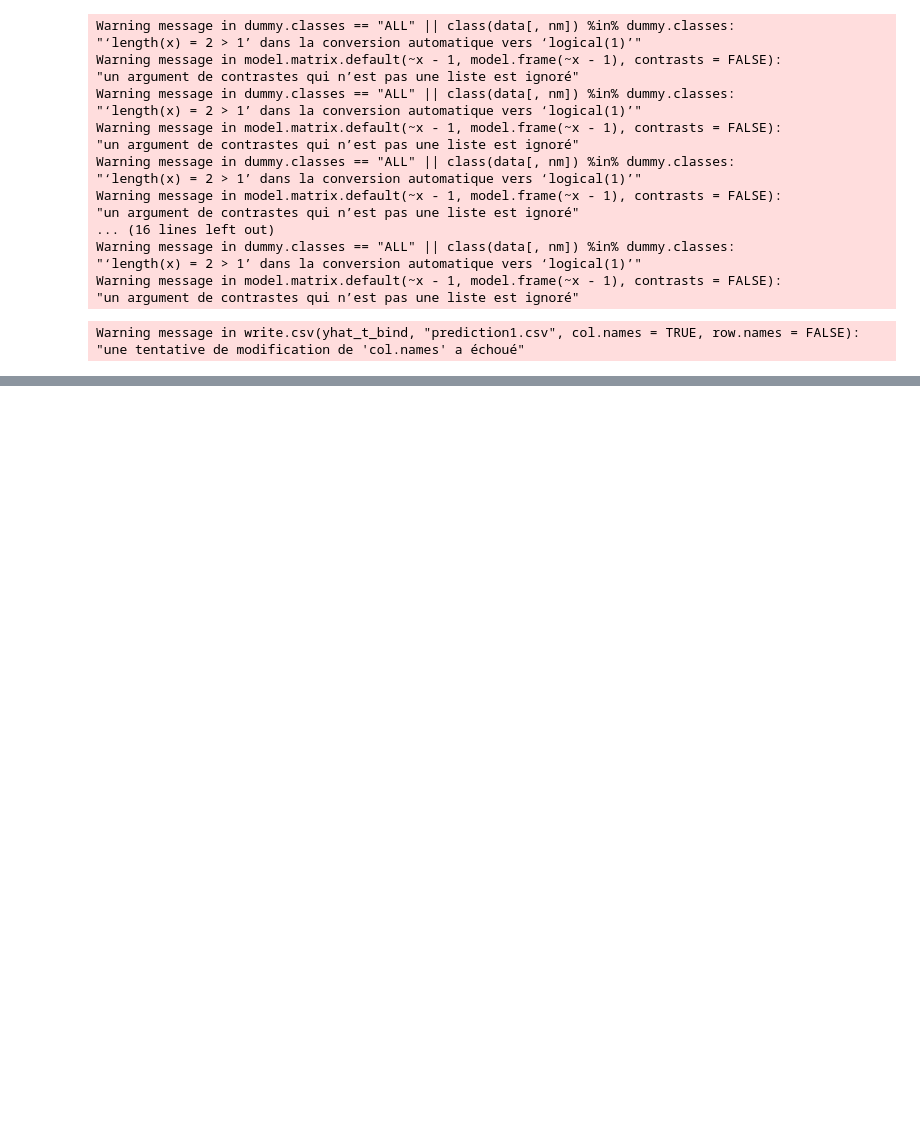
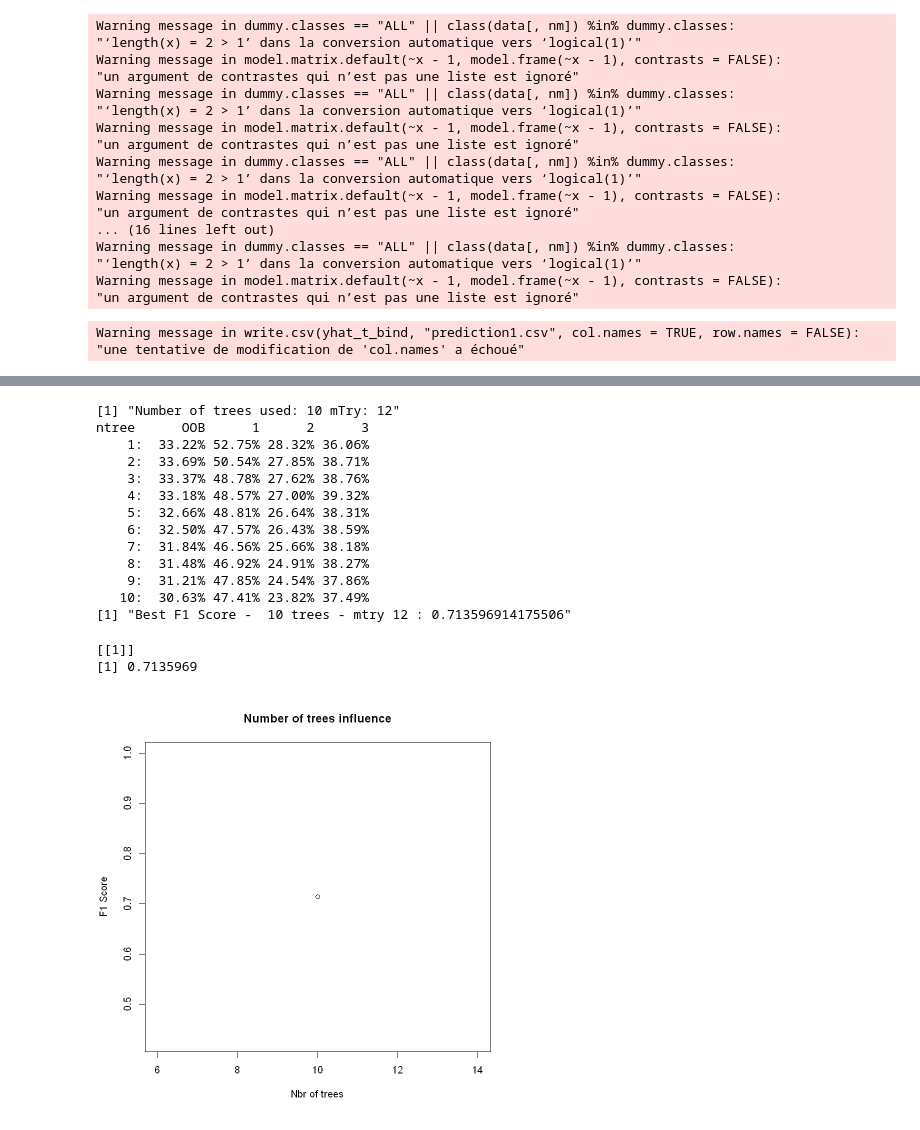
Before and after one commit to bikostet/richter-s-predictor-group-42, a Jupyter notebook: brouillon_bilal.ipynb, the cells around one changed output, grey strips where cells are left out. Saved outputs shown, nothing was run; the diff lists cells and outputs as text; code cells hidden in the pictures; blank space fills up the shorter version.

Commit message:
FINAL DATA (categorical)

```diff
--- a/brouillon_bilal.ipynb
+++ b/brouillon_bilal.ipynb
@@ -906,3 +906,5 @@ write.csv(yhat_t_bind,'prediction_temp.csv',col.names=TRUE,row.names=FALSE)
 # %% [output]
 Warning message in write.csv(yhat_t_bind, "prediction1.csv", col.names = TRUE, row.names = FALSE):
 "une tentative de modification de 'col.names' a échoué"
+# %%
+datam<-read.csv("data_target_encoding.csv",stringsAsFactors = T)
@@ -908,0 +923,4 @@ Warning message in write.csv(yhat_t_bind, "prediction1.csv", col.names = TRUE, r
+# %%
+feoid_variable <- match(c('geo_level_2_id','geo_level_3_id'), colnames(datam))
+datam[,'geo_level_1_id'] <- as.factor(datam[,'geo_level_1_id'])
+datam <- datam[,-feoid_variable]
@@ -908,0 +939,47 @@ Warning message in write.csv(yhat_t_bind, "prediction1.csv", col.names = TRUE, r
+# %%
+n_trees <- c(10)
+accuracy_vec <- list()
+nrows<-nrow(datam)*0.1
+datam_idx <- sample(1:nrows)
+split <- floor(nrows*0.8)
+target_variable <- ncol(datam)-1 #I will remove id_variable too so I need to remove 1 col
+id_variable <- match('building_id', colnames(datam))
+for (i in n_trees){
+    for (j in c(12)){
+        #3.1 Take the first half of the dataset as a training data set
+        print(paste("Number of trees used:",i,'mTry:',j))
+        train_data <- datam[datam_idx[1:split],-c(id_variable)]
+
+        #3.2 Take the second half of the dataset as a hold out or test data set
+        test_data <- datam[datam_idx[(split+1):nrows],-c(id_variable)]
+
+        model <- randomForest(x=train_data[,-c(target_variable)],
+                              y=as.factor(train_data[,c(target_variable)]),
+                              ntree=i,mtry=j,doBest=TRUE,keep.forest=TRUE,importance=TRUE,do.trace=TRUE)
+        #model<-tuneRF(x=train_data[,-c(target_variable),drop=F],
+        #    y=as.factor(train_data[,c(target_variable)]),ntreeTry=i,mtryStart=12,plot=TRUE,trace=TRUE,doBest=TRUE,importance=TRUE,do.trace=TRUE)
+        #model
+        yhat<-predict(model,test_data[,-c(target_variable),drop=F])
+        accuracy_vec<-append(accuracy_vec,F1_Score_micro(as.factor(test_data[,c(target_variable)]),yhat))
+        print(paste("Best F1 Score - ",i, 'trees','- mtry',j,':',tail(accuracy_vec,n=1)))
+    }
+}
+plot(x=n_trees,y=accuracy_vec,main = "Number of trees influence",xlab = "Nbr of trees",ylab = "F1 Score")
+accuracy_vec
+# %% [output]
+[1] "Number of trees used: 10 mTry: 12"
+ntree      OOB      1      2      3
+    1:  33.22% 52.75% 28.32% 36.06%
+    2:  33.69% 50.54% 27.85% 38.71%
+    3:  33.37% 48.78% 27.62% 38.76%
+    4:  33.18% 48.57% 27.00% 39.32%
+    5:  32.66% 48.81% 26.64% 38.31%
+    6:  32.50% 47.57% 26.43% 38.59%
+    7:  31.84% 46.56% 25.66% 38.18%
+    8:  31.48% 46.92% 24.91% 38.27%
+    9:  31.21% 47.85% 24.54% 37.86%
+   10:  30.63% 47.41% 23.82% 37.49%
+[1] "Best F1 Score -  10 trees - mtry 12 : 0.713596914175506"
+[[1]]
+[1] 0.7135969
+[figure, added]
```
Also changed, not shown: parts of 4 cells of this notebook, 3 other files.
